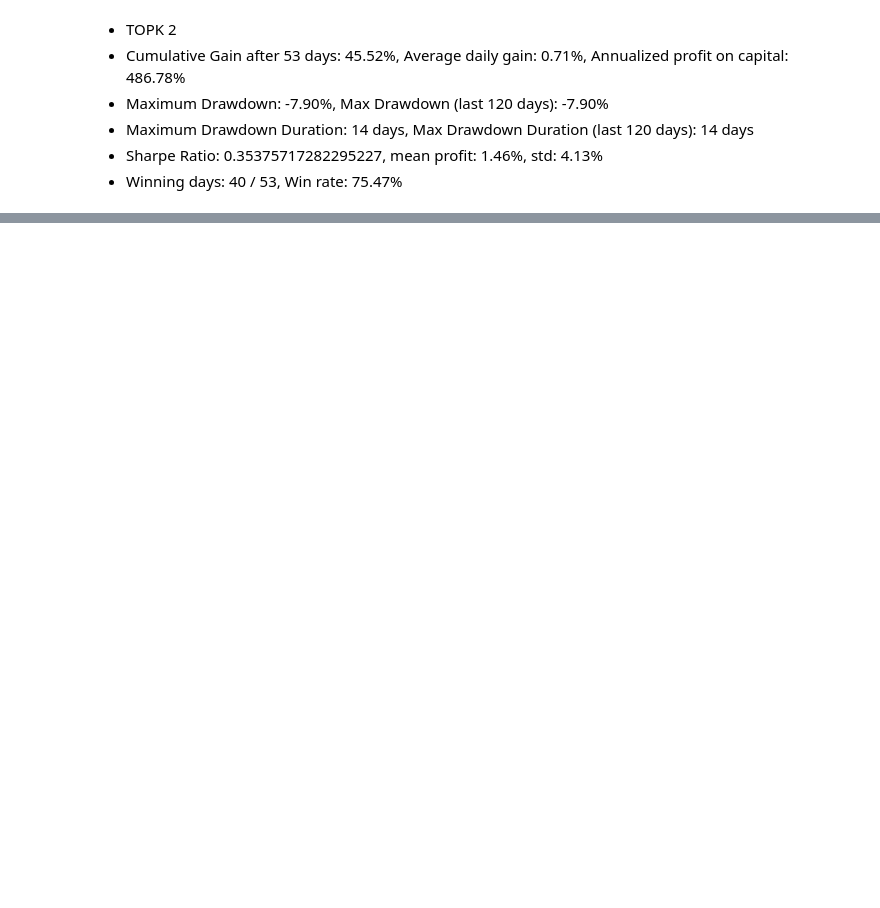
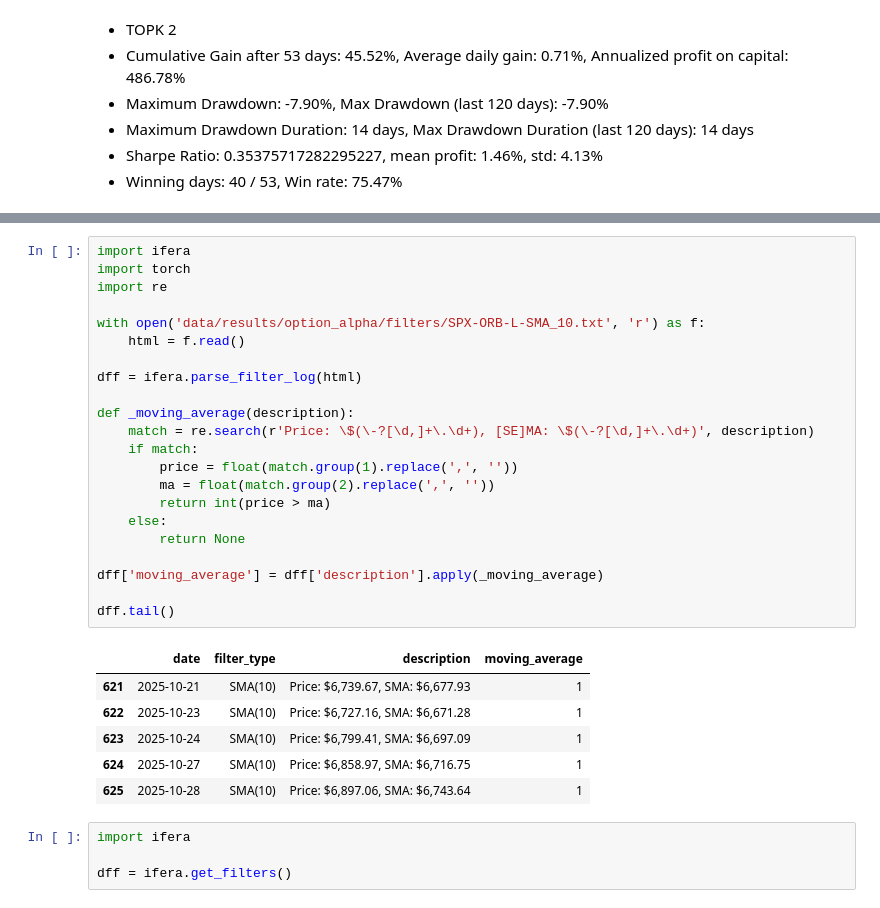
Before and after one commit to iferaorg/iferadata, a Jupyter notebook: magic.ipynb, the cells around one changed output, grey strips where cells are left out. Saved outputs shown, nothing was run; the diff lists cells and outputs as text; blank space fills up the shorter version.

```diff
--- a/magic.ipynb
+++ b/magic.ipynb
@@ -1245,0 +1673,33 @@ df_data[(df_data['Symbol'] == 'QQQ') & (df_data['Name'] == 'Butterfly') & (df_da
+# %%
+import ifera
+import torch
+import re
+
+with open('data/results/option_alpha/filters/SPX-ORB-L-SMA_10.txt', 'r') as f:
+    html = f.read()
+
+dff = ifera.parse_filter_log(html)
+
+def _moving_average(description):
+    match = re.search(r'Price: \$(\-?[\d,]+\.\d+), [SE]MA: \$(\-?[\d,]+\.\d+)', description)
+    if match:
+        price = float(match.group(1).replace(',', ''))
+        ma = float(match.group(2).replace(',', ''))
+        return int(price > ma)
+    else:
+        return None
+
+dff['moving_average'] = dff['description'].apply(_moving_average)
+
+dff.tail()
+# %% [output]
+|  | date | filter_type | description | moving_average |
+| 621 | 2025-10-21 | SMA(10) | Price: $6,739.67, SMA: $6,677.93 | 1 |
+| 622 | 2025-10-23 | SMA(10) | Price: $6,727.16, SMA: $6,671.28 | 1 |
+| 623 | 2025-10-24 | SMA(10) | Price: $6,799.41, SMA: $6,697.09 | 1 |
+| 624 | 2025-10-27 | SMA(10) | Price: $6,858.97, SMA: $6,716.75 | 1 |
+| 625 | 2025-10-28 | SMA(10) | Price: $6,897.06, SMA: $6,743.64 | 1 |
+# %%
+import ifera
+
+dff = ifera.get_filters()
```
Also changed, not shown: parts of 34 cells of this notebook, 4 other files.
